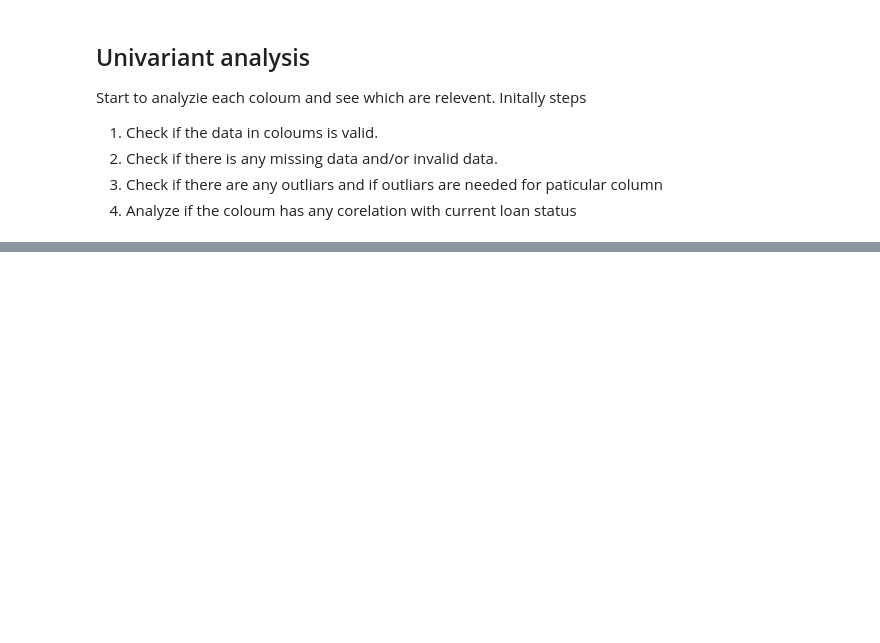
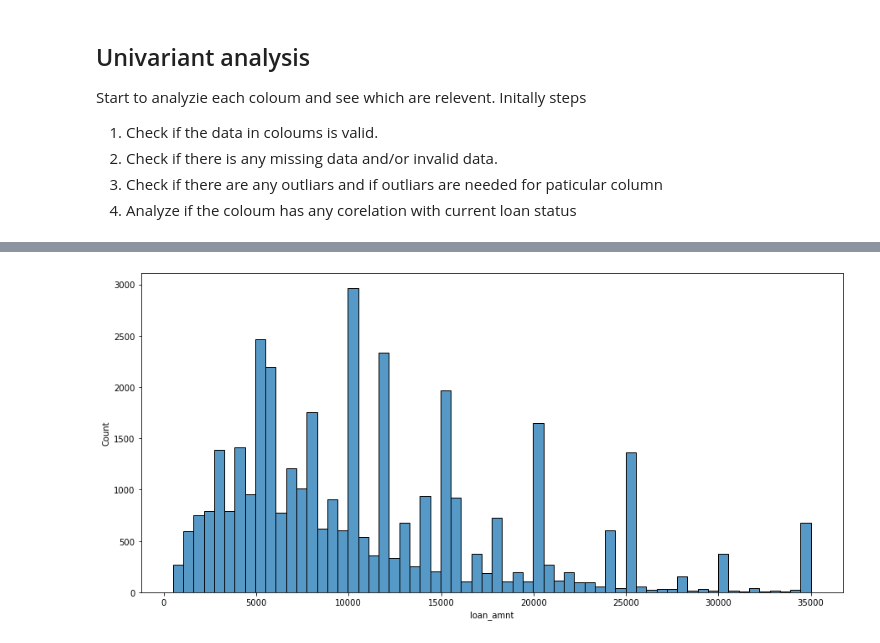
Before and after one commit to npalupunoori/LendingClubCaseStudy, a Jupyter notebook: Naren_Reddy_Palupunoori.ipynb, the cells around one changed output, grey strips where cells are left out. Saved outputs shown, nothing was run; the diff lists cells and outputs as text; code cells hidden in the pictures; blank space fills up the shorter version.

```diff
--- a/Naren_Reddy_Palupunoori.ipynb
+++ b/Naren_Reddy_Palupunoori.ipynb
@@ -284,0 +374,6 @@ Start to analyzie each coloum and see which are relevent. Initally steps
+# %%
+plt.figure(figsize=(15,7))
+sns.histplot(data=loan, x="loan_amnt")
+plt.show()
+# %% [output]
+[figure, added]
```
Also changed, not shown: parts of 61 cells of this notebook.
